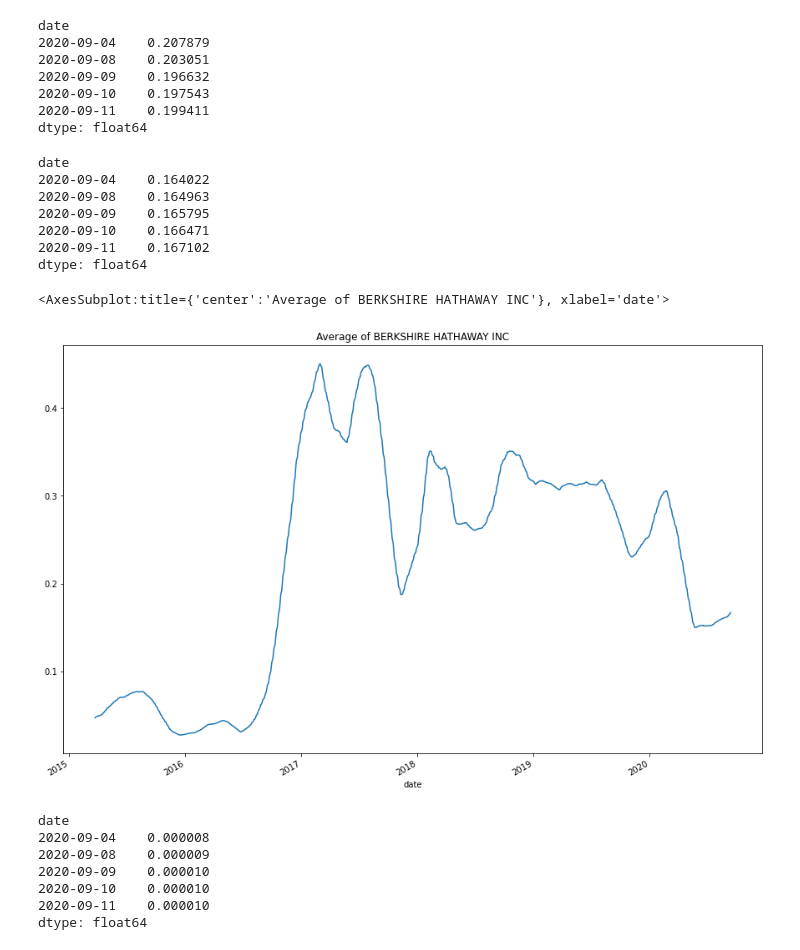
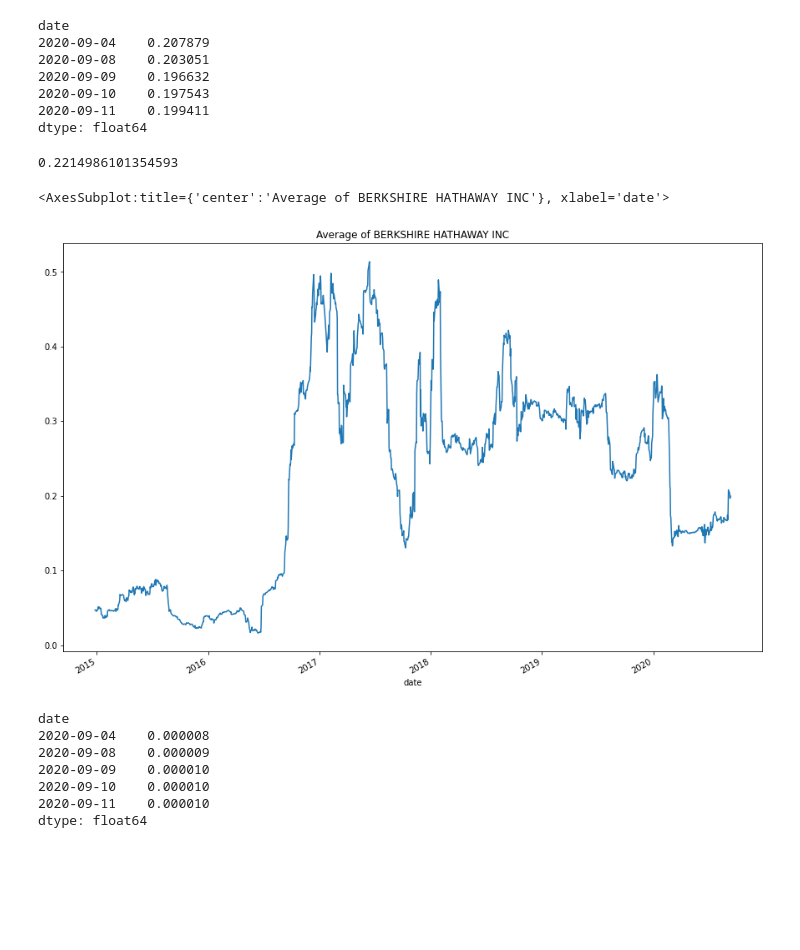
Before and after one commit to nayananarayananp/Portfolios_Analysis, a Jupyter notebook: risk_return_analysis.ipynb, the cells around one changed output. Drawn from its saved outputs; the diff is of its cells as text; code cells hidden in the pictures; blank space fills up the shorter version.

```diff
--- a/risk_return_analysis.ipynb
+++ b/risk_return_analysis.ipynb
@@ -432,25 +440,19 @@ dtype: float64
 ##### Portfolio 1 - Step 3: Use the Pandas `mean` function to calculate the average value of the 60-day rolling beta of the portfolio.
 # %%
 # Calculate the average of the 60-day rolling beta
-Berkshire_mean = Berkshire_beta.rolling(window=60).mean()
-Berkshire_mean.tail()
+Berkshire_mean = Berkshire_beta.mean()
+Berkshire_mean
 # %% [output]
-date
-2020-09-04    0.164022
-2020-09-08    0.164963
-2020-09-09    0.165795
-2020-09-10    0.166471
-2020-09-11    0.167102
-dtype: float64
+0.2214986101354593
 # %%
 ##### Portfolio 1 - Step 4: Plot the 60-day rolling beta. Be sure to include the `title` parameter, and adjust the figure size if necessary.
 # %%
 # Plot the rolling beta
 # Include a title parameter and adjust the figure size
-Berkshire_mean.plot(figsize=(15,10), title='Average of BERKSHIRE HATHAWAY INC', fontsize=10)
+Berkshire_beta.plot(figsize=(15,10), title='Average of BERKSHIRE HATHAWAY INC', fontsize=10)
 # %% [output]
 <AxesSubplot:title={'center':'Average of BERKSHIRE HATHAWAY INC'}, xlabel='date'>
-[figure, old version]
+[figure, new version]
 # %%
 ##### Portfolio 2 - Step 1: Using the 60-day rolling window, the daily return data, and the S&P 500 returns, calculate the covariance. Review the last five rows of the covariance of the portfolio.
 # %%
```
Also changed, not shown: parts of 27 cells of this notebook.
